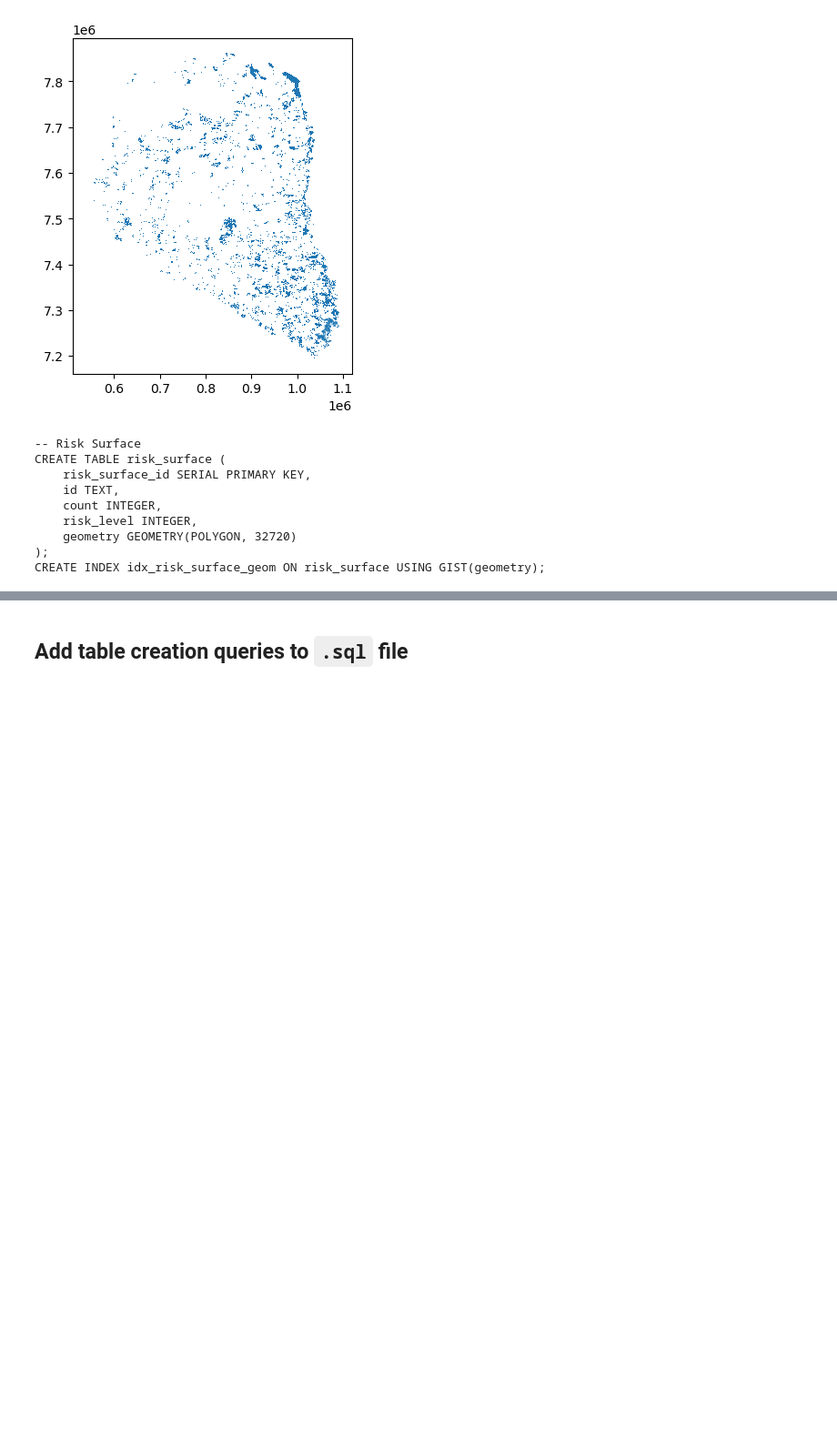
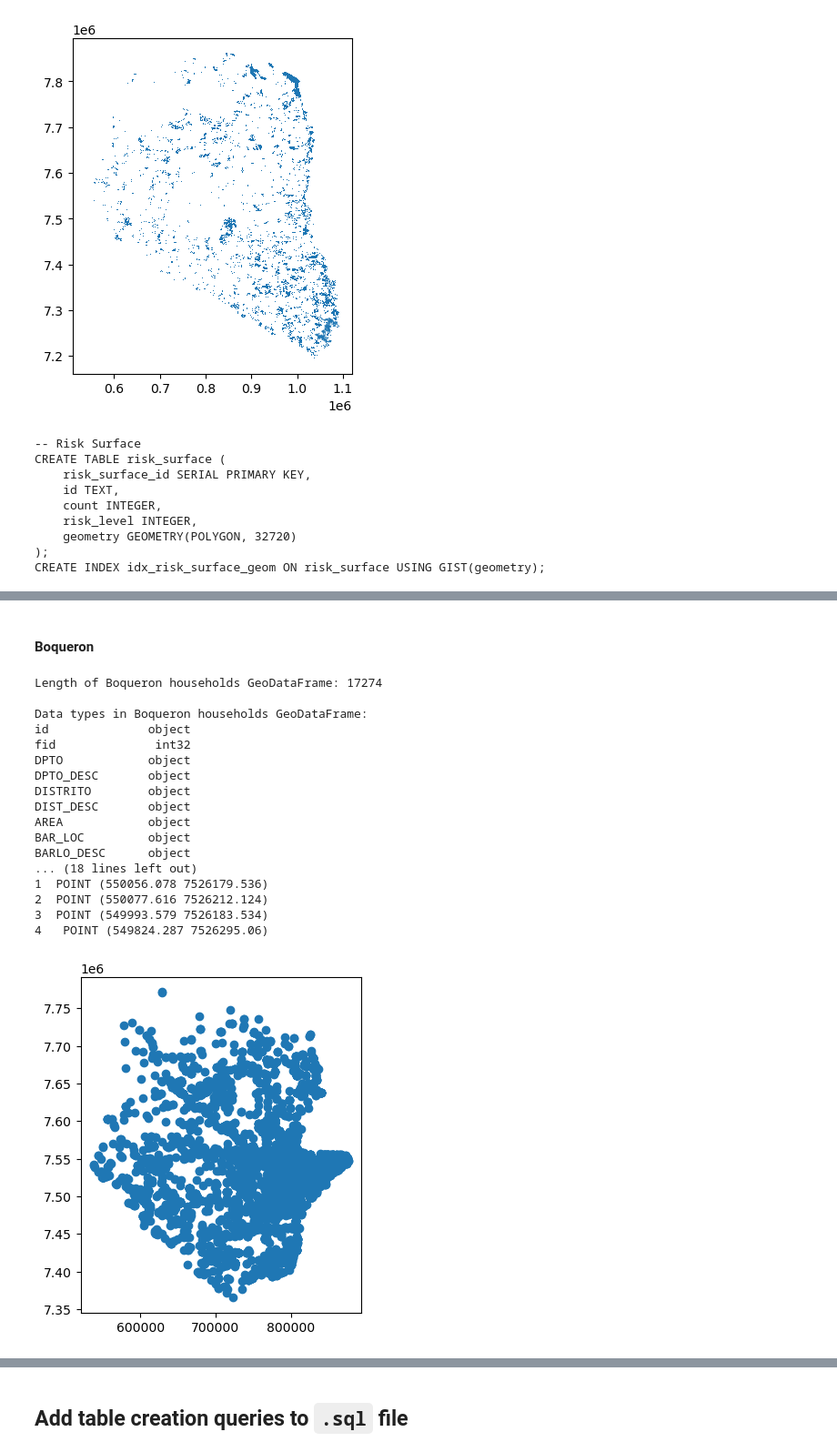
Before and after one commit to p-med/Wildfire-geospatial-dashboard, a Jupyter notebook: data/Data_preparation.ipynb, the cells around one changed output, grey strips where cells are left out. Shown at 91% size. Cells and saved outputs as stored; diff of their text form; code cells hidden in the pictures; blank space fills up the shorter version.

```diff
--- a/data/Data_preparation.ipynb
+++ b/data/Data_preparation.ipynb
@@ -466,0 +516,28 @@ CREATE INDEX idx_risk_surface_geom ON risk_surface USING GIST(geometry);
+# %% [markdown]
+#### Boqueron
+# %%
+# Load risk surface
+households_boqueron_gdf = gpd.read_file('raw/households/viviendas_boqueron.geojson')
+households_boqueron_gdf.to_crs(epsg=32720, inplace=True)
+
+# Display first 5 rows of the GeoDataFrame and get length of data
+display_gdf_info(households_boqueron_gdf, "Boqueron households")
+# %% [output]
+Length of Boqueron households GeoDataFrame: 17274
+
+Data types in Boqueron households GeoDataFrame:
+id              object
+fid              int32
+DPTO            object
+DPTO_DESC       object
+DISTRITO        object
+DIST_DESC       object
+AREA            object
+BAR_LOC         object
+BARLO_DESC      object
+... (18 lines left out)
+1  POINT (550056.078 7526179.536)
+2  POINT (550077.616 7526212.124)
+3  POINT (549993.579 7526183.534)
+4   POINT (549824.287 7526295.06)
+[figure, added]
```
Also changed, not shown: parts of 13 cells of this notebook, 4 other files.
